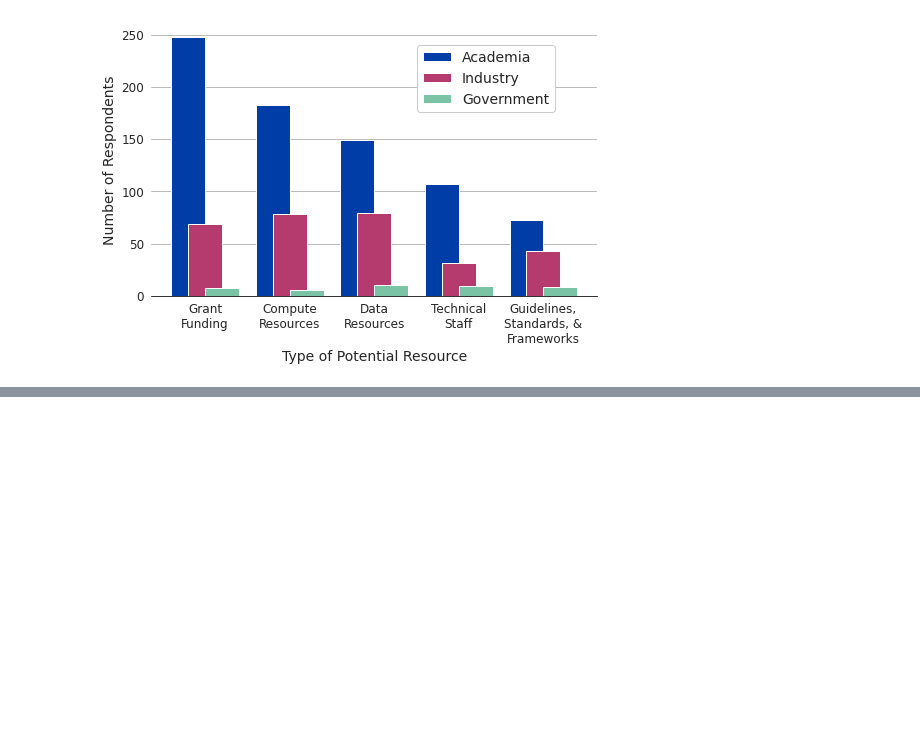
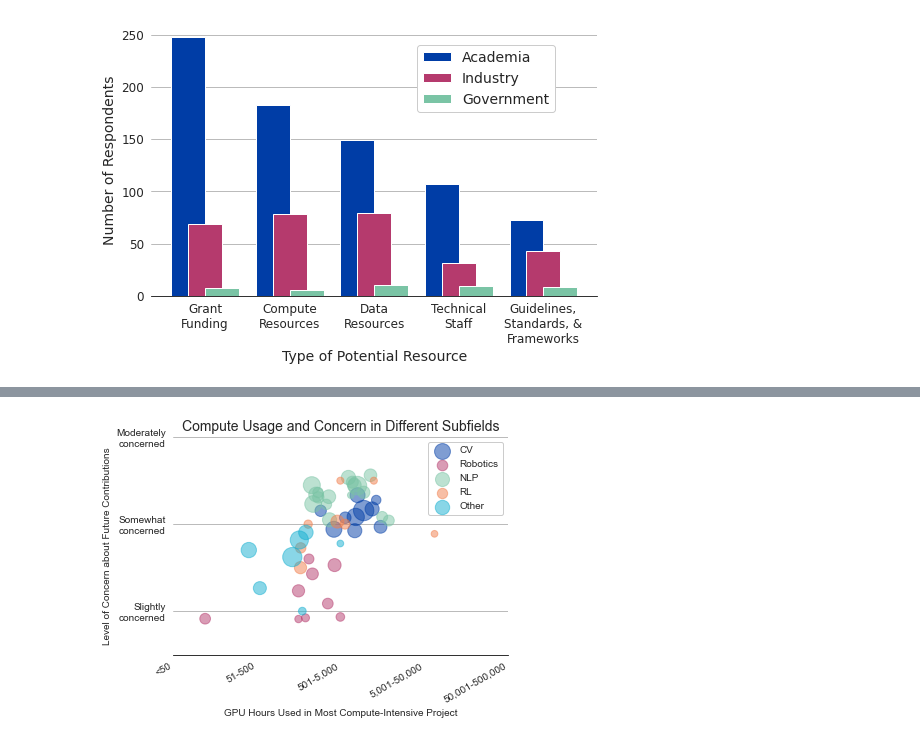
Before and after one commit to georgetown-cset/Compute_Survey_2022, a Jupyter notebook: scripts/codebook.ipynb, the cells around one changed output, grey strips where cells are left out. Cells and saved outputs as stored; diff of their text form; code cells hidden in the pictures; blank space fills up the shorter version.

Commit message:
Updated materials for Appendix C

```diff
--- a/scripts/codebook.ipynb
+++ b/scripts/codebook.ipynb
@@ -1429,0 +1434,18 @@ Government         10             6           9            7               8
+# %%
+# Extract the relevant fields and subfield headings
+fields = df.columns[71:76]
+subfields = df.columns[76:127]
+
+# Assign each subfield to an appropriate field
+subfield_to_field = {}
+for i, subfield in enumerate(subfields):
+    if i < 10:
+        subfield_to_field[subfield] = 'CV'
+    elif i < 19:
+        subfield_to_field[subfield] = 'Robotics'
+    elif i < 36:
+        subfield_to_field[subfield] = 'NLP'
+    elif i < 44:
+        subfield_to_field[subfield] = 'RL'
+    else:
+        subfield_to_field[subfield] = 'Other'
@@ -1429,0 +1542,36 @@ Government         10             6           9            7               8
+# %%
+fig, ax = plt.subplots(figsize = (6, 4))
+
+# Loop over each top-level field to calculate the average GPU-consumption and average concern for each subfield
+for i, field in enumerate(fields):
+    avg_gpus = []
+    avg_concern = []
+    n = []
+
+    # For each subfield, if that subfield belongs to this top level field, then extract the relevant values and save them
+    for subfield in subfields:
+        if subfield_to_field[subfield] == field:
+            avg_gpus.append(df[df[subfield] == 1].CompGPUs.mean())
+            avg_concern.append(df[df[subfield] == 1].ContributionConcern.mean())
+            n.append(df[subfield].sum() * 5)  # Multiplying by five seems to make the resulting visualization best when passed to plt.scatter
+
+    # Add the resulting data to the scatterplot
+    ax.scatter(avg_gpus, avg_concern, s = n, c = colors[i], label = field, alpha = 0.5)
+
+# Add a bunch of formatting
+ax.set_xticks(range(1, 6))
+ax.set_xticklabels(['<50', '51-500', '501-5,000', '5,001-50,000', '50,001-500,000'], rotation=30, ha='right')
+ax.set_xlabel('GPU Hours Used in Most Compute-Intensive Project')
+ax.set_yticks([0.5, 1, 2, 3])
+ax.set_yticklabels(['', 'Slightly\nconcerned', 'Somewhat\nconcerned', 'Moderately\nconcerned'])
+ax.set_ylabel('Level of Concern about Future Contributions')
+ax.set_title('Compute Usage and Concern in Different Subfields')
+ax.legend()
+
+# Save the resulting image
+plt.savefig(f'../results/figures/FigC2.jpg', dpi=300, bbox_inches='tight')
+
+plt.show()
+plt.close()
+# %% [output]
+[figure, added]
```
Also changed, not shown: parts of 4 cells of this notebook, 2 other files.
